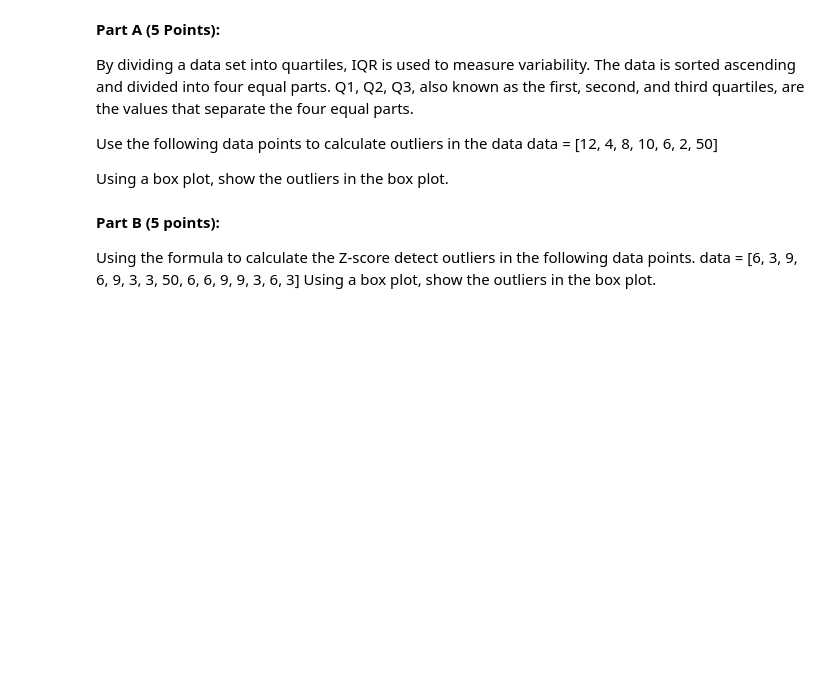
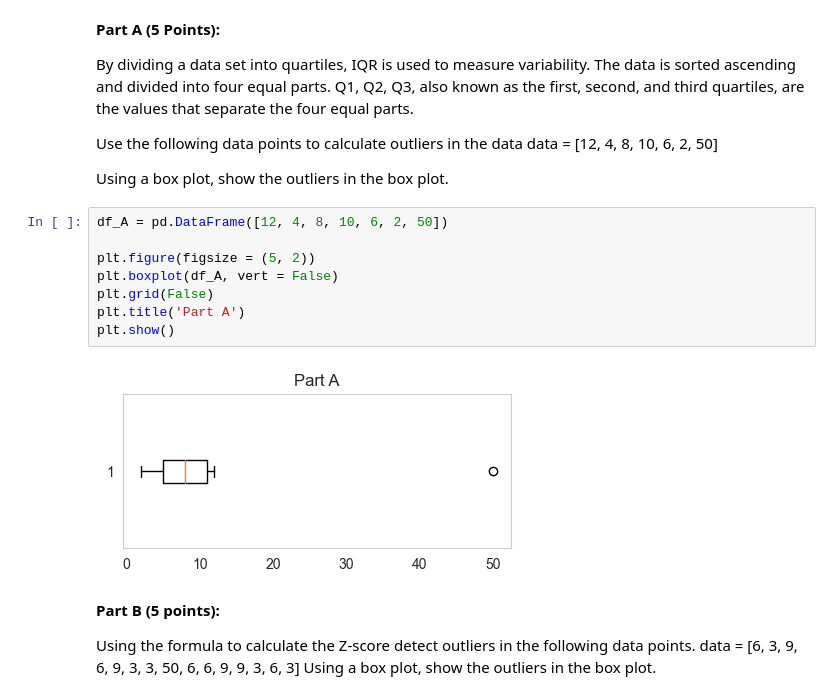
Before and after one commit to PdAlbedo/CS6140_Machine_Learning, a Jupyter notebook: A4/CS6140_A4_Q1_AnomalyDetection.ipynb, the cells around one changed output. Drawn from its saved outputs; the diff is of its cells as text; blank space fills up the shorter version.

```diff
--- a/A4/CS6140_A4_Q1_AnomalyDetection.ipynb
+++ b/A4/CS6140_A4_Q1_AnomalyDetection.ipynb
@@ -12,6 +19,16 @@ Use the following data points to calculate outliers in the data
 data = [12, 4, 8, 10, 6, 2, 50]
 
 Using a box plot, show the outliers in the box plot.
+# %%
+df_A = pd.DataFrame([12, 4, 8, 10, 6, 2, 50])
+
+plt.figure(figsize = (5, 2))
+plt.boxplot(df_A, vert = False)
+plt.grid(False)
+plt.title('Part A')
+plt.show()
+# %% [output]
+[figure, added]
 # %% [markdown]
 **Part B (5 points):**
 
```
Also changed, not shown: parts of 14 cells of this notebook, 2 other files.
